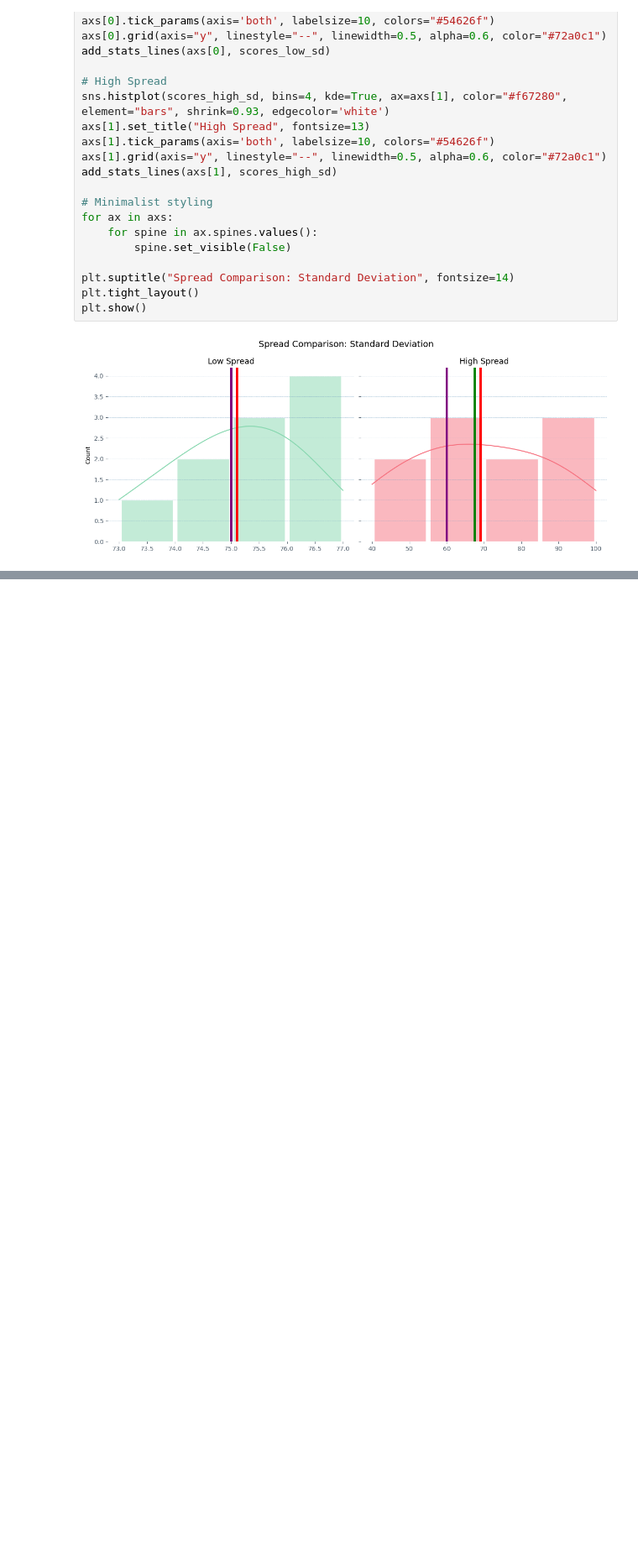
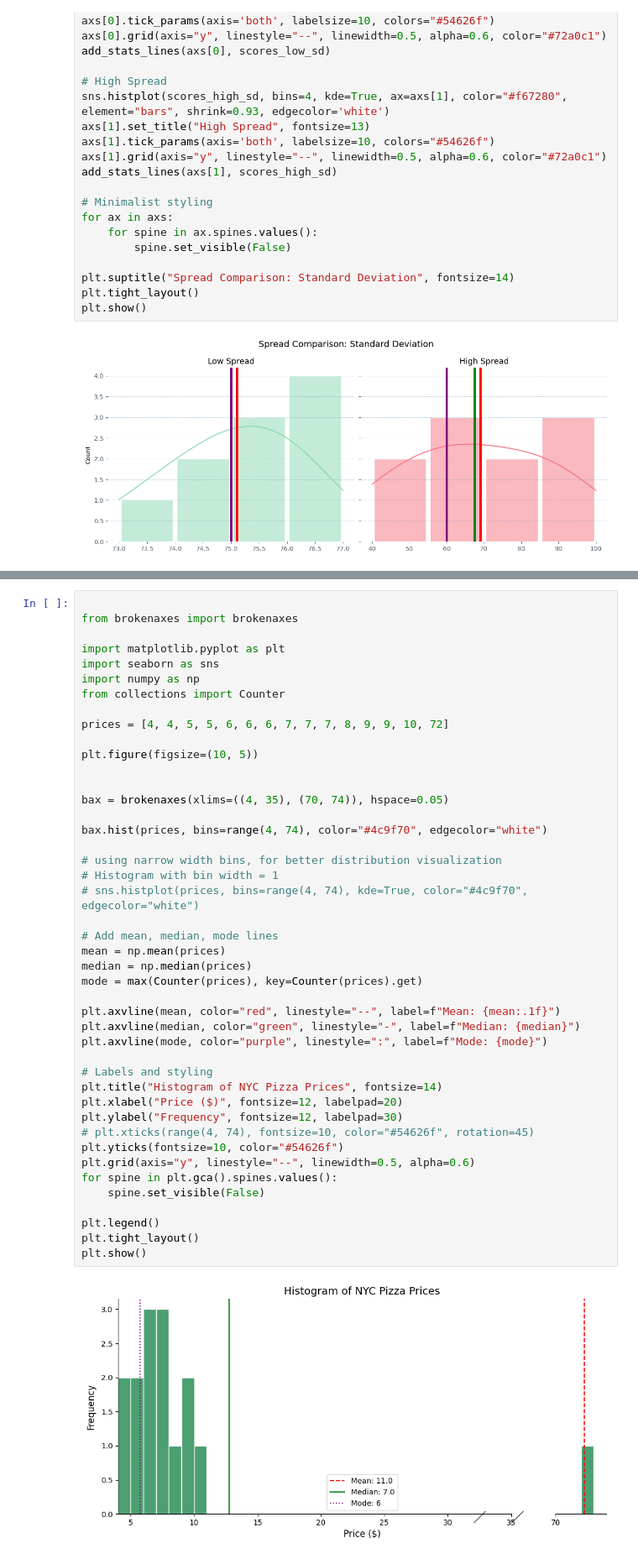
Before and after one commit to Rumaan-Kaisar/DataScience, a Jupyter notebook: Stat_ch1_dscptv/ch1_descriptive_stat_P2.ipynb, the cells around one changed output, grey strips where cells are left out. Shown: that part at 84% size. Cells and saved outputs as stored; diff of their text form; blank space fills up the shorter version.

```diff
--- a/Stat_ch1_dscptv/ch1_descriptive_stat_P2.ipynb
+++ b/Stat_ch1_dscptv/ch1_descriptive_stat_P2.ipynb
@@ -382,0 +489,46 @@ plt.show()
+# %%
+
+from brokenaxes import brokenaxes
+
+import matplotlib.pyplot as plt
+import seaborn as sns
+import numpy as np
+from collections import Counter
+
+prices = [4, 4, 5, 5, 6, 6, 6, 7, 7, 7, 8, 9, 9, 10, 72]
+
+plt.figure(figsize=(10, 5))
+
+
+bax = brokenaxes(xlims=((4, 35), (70, 74)), hspace=0.05)
+
+bax.hist(prices, bins=range(4, 74), color="#4c9f70", edgecolor="white")
+
+# using narrow width bins, for better distribution visualization
+# Histogram with bin width = 1
+# sns.histplot(prices, bins=range(4, 74), kde=True, color="#4c9f70", edgecolor="white")
+
+# Add mean, median, mode lines
+mean = np.mean(prices)
+median = np.median(prices)
+mode = max(Counter(prices), key=Counter(prices).get)
+
+plt.axvline(mean, color="red", linestyle="--", label=f"Mean: {mean:.1f}")
+plt.axvline(median, color="green", linestyle="-", label=f"Median: {median}")
+plt.axvline(mode, color="purple", linestyle=":", label=f"Mode: {mode}")
+
+# Labels and styling
+plt.title("Histogram of NYC Pizza Prices", fontsize=14)
+plt.xlabel("Price ($)", fontsize=12, labelpad=20)
+plt.ylabel("Frequency", fontsize=12, labelpad=30)
+# plt.xticks(range(4, 74), fontsize=10, color="#54626f", rotation=45)
+plt.yticks(fontsize=10, color="#54626f")
+plt.grid(axis="y", linestyle="--", linewidth=0.5, alpha=0.6)
+for spine in plt.gca().spines.values():
+    spine.set_visible(False)
+
+plt.legend()
+plt.tight_layout()
+plt.show()
+# %% [output]
+[figure, added]
```
Also changed, not shown: parts of 6 cells of this notebook.
